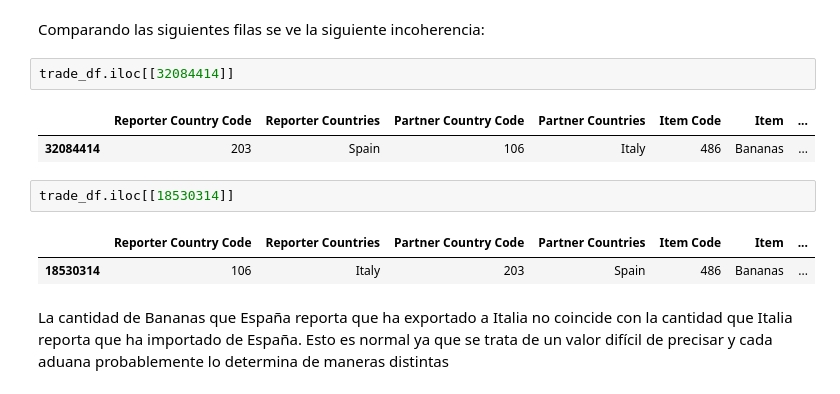
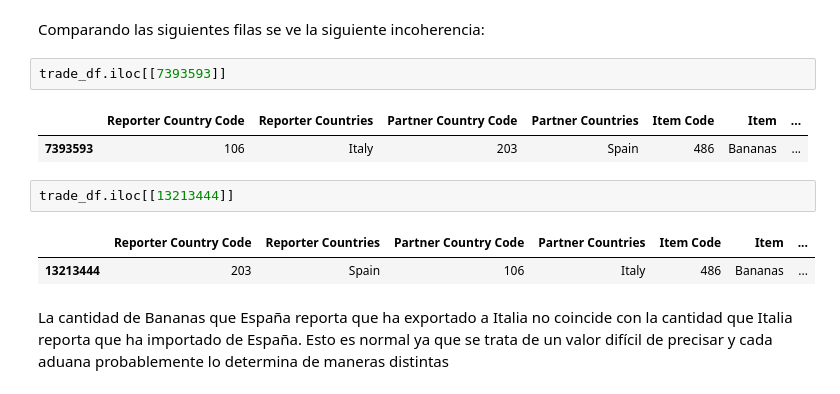
Before and after one commit to Rodrixx05/fao-project, a Jupyter notebook: notebook_fao_analysis.ipynb, the cells around one changed output. Cells and saved outputs as stored; diff of their text form.

Commit message:
Bug fix trade matrix y iloc de bananas entre españa e italia

```diff
--- a/notebook_fao_analysis.ipynb
+++ b/notebook_fao_analysis.ipynb
@@ -721,15 +717,15 @@ trade_df[((trade_df['Reporter Country Code'] == 203) | (trade_df['Partner Countr
 # %% [markdown]
 Comparando las siguientes filas se ve la siguiente incoherencia:
 # %%
-trade_df.iloc[[32084414]]
+trade_df.iloc[[7393593]]
 # %% [output]
 |  | Reporter Country Code | Reporter Countries | Partner Country Code | Partner Countries | Item Code | Item | ... |
-| 32084414 | 203 | Spain | 106 | Italy | 486 | Bananas | ... |
+| 7393593 | 106 | Italy | 203 | Spain | 486 | Bananas | ... |
 # %%
-trade_df.iloc[[18530314]]
+trade_df.iloc[[13213444]]
 # %% [output]
 |  | Reporter Country Code | Reporter Countries | Partner Country Code | Partner Countries | Item Code | Item | ... |
-| 18530314 | 106 | Italy | 203 | Spain | 486 | Bananas | ... |
+| 13213444 | 203 | Spain | 106 | Italy | 486 | Bananas | ... |
 # %% [markdown]
 La cantidad de Bananas que España reporta que ha exportado a Italia no coincide con la cantidad que Italia reporta que ha importado de España.
 Esto es normal ya que se trata de un valor difícil de precisar y cada aduana probablemente lo determina de maneras distintas
```
Also changed, not shown: parts of 43 cells of this notebook, 1 other file.
